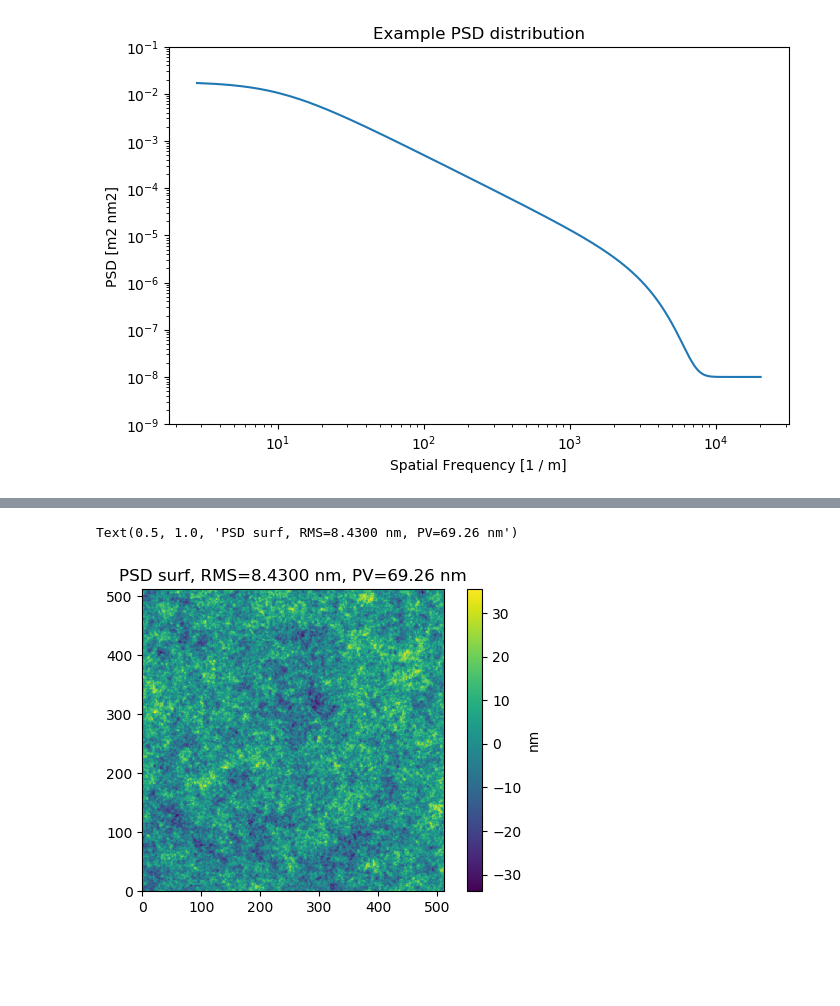
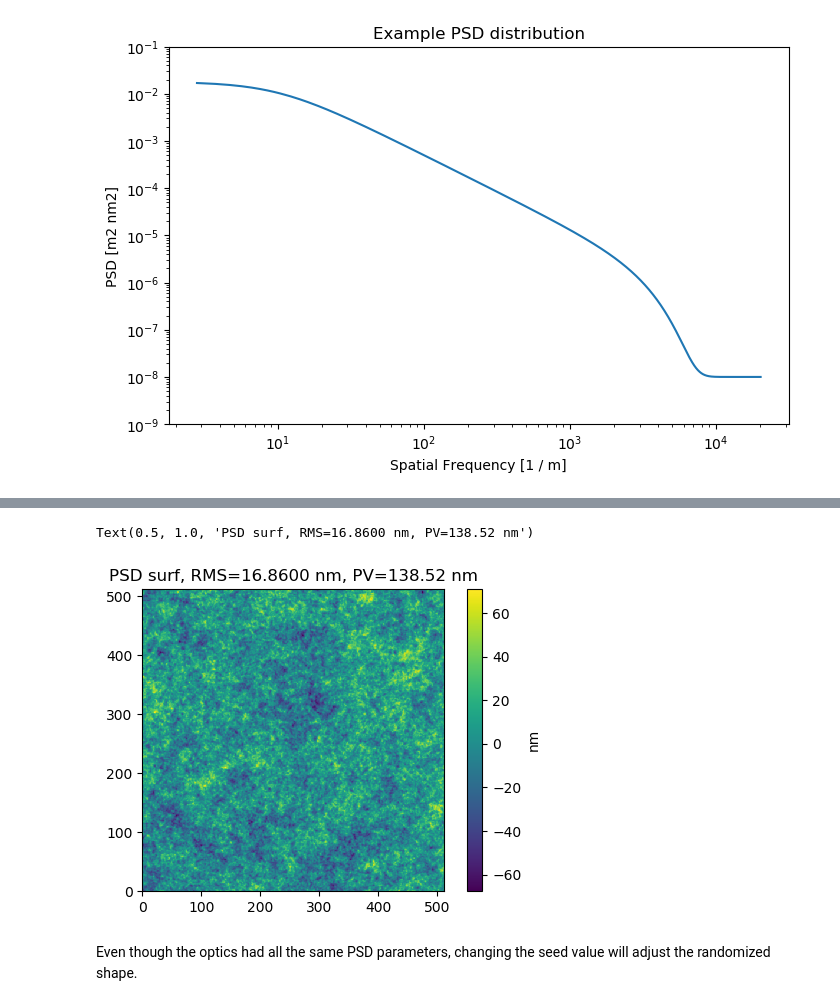
Before and after one commit to spacetelescope/poppy, a Jupyter notebook: notebooks/PowerSpectrumWFE_Demo.ipynb, the cells around one changed output, grey strips where cells are left out. Cells and saved outputs as stored; diff of their text form; code cells hidden in the pictures; blank space fills up the shorter version.

Commit message:
updated notebook with current PowerSpectrumWFE parameters

```diff
--- a/notebooks/PowerSpectrumWFE_Demo.ipynb
+++ b/notebooks/PowerSpectrumWFE_Demo.ipynb
@@ -22,10 +22,10 @@ def psd_model(k, psd_parm):
     pk = ((beta/denom) * np.exp(-((k.value*iscl)**2))) + bsr
     return pk
 
-def rms(opd):
+def get_rms(opd):
     return np.sqrt(np.mean(np.square(opd)))
 
-def pv(opd):
+def get_pv(opd):
     return np.amax(opd) - np.amin(opd)
 # %% [markdown]
 ### PowerSpectrumWFE Demonstration
@@ -128,22 +131,26 @@ Text(0.5, 1.0, 'PSD surf, RMS=8.4300 nm, PV=68.77 nm')
 # %%
+# Another example with a different seed value
 npix = 512
 diam = 0.02587875072 * u.m
 
 screen_size = 1024
 seed = 654321
-set_wfe = 8.43*u.nm
+set_rms = 8.43*u.nm
+set_radius = npix*diam*0.5
 psd_wave = poppy.poppy_core.Wavefront(npix=npix, diam=diam, wavelength=656e-9)
 psd_wfe = poppy.wfe.PowerSpectrumWFE(psd_parameters=parm_test, psd_weight=weight_test,
                                 seed=seed, apply_reflection=True, screen_size=screen_size,
-                                wfe=set_wfe)
+                                rms=set_rms, radius=set_radius)
 psd_opd = ((psd_wfe.get_opd(psd_wave))*u.m).to(surface_unit)
-psd_rms = rms(psd_opd)
-psd_pv = pv(psd_opd)
+psd_rms = get_rms(psd_opd)
+psd_pv = get_pv(psd_opd)
 
 plt.figure(dpi=100)
 plt.imshow(psd_opd.value, origin='lower')
 plt.colorbar().set_label(psd_opd.unit)
 plt.title('PSD surf, RMS={0:.4f}, PV={1:.2f}'.format(psd_rms, psd_pv))
 # %% [output]
-Text(0.5, 1.0, 'PSD surf, RMS=8.4300 nm, PV=69.26 nm')
+Text(0.5, 1.0, 'PSD surf, RMS=16.8600 nm, PV=138.52 nm')
-[figure, old version]
+[figure, new version]
+# %% [markdown]
+Even though the optics had all the same PSD parameters, changing the seed value will adjust the randomized shape.
```
Also changed, not shown: parts of 4 cells of this notebook.
